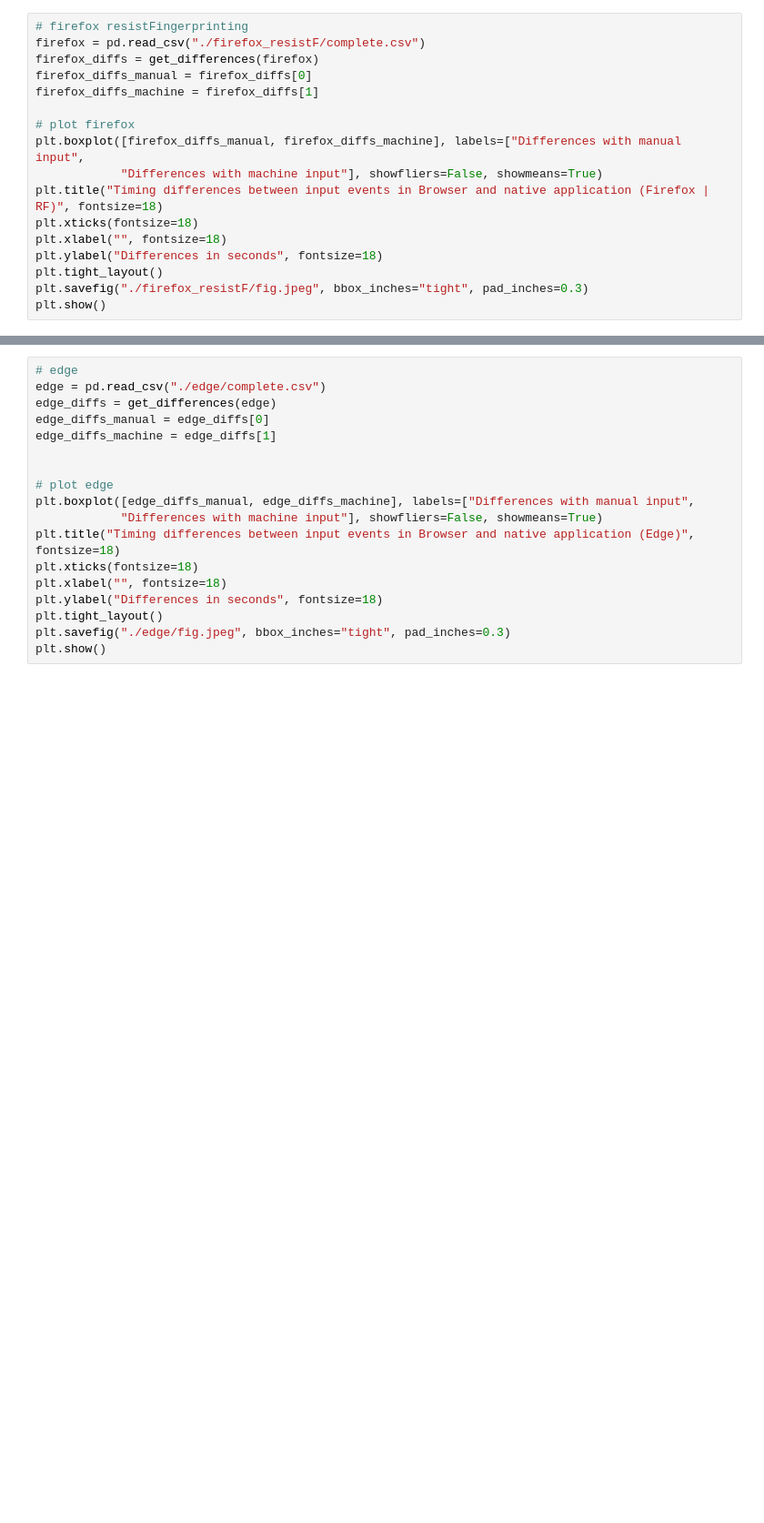
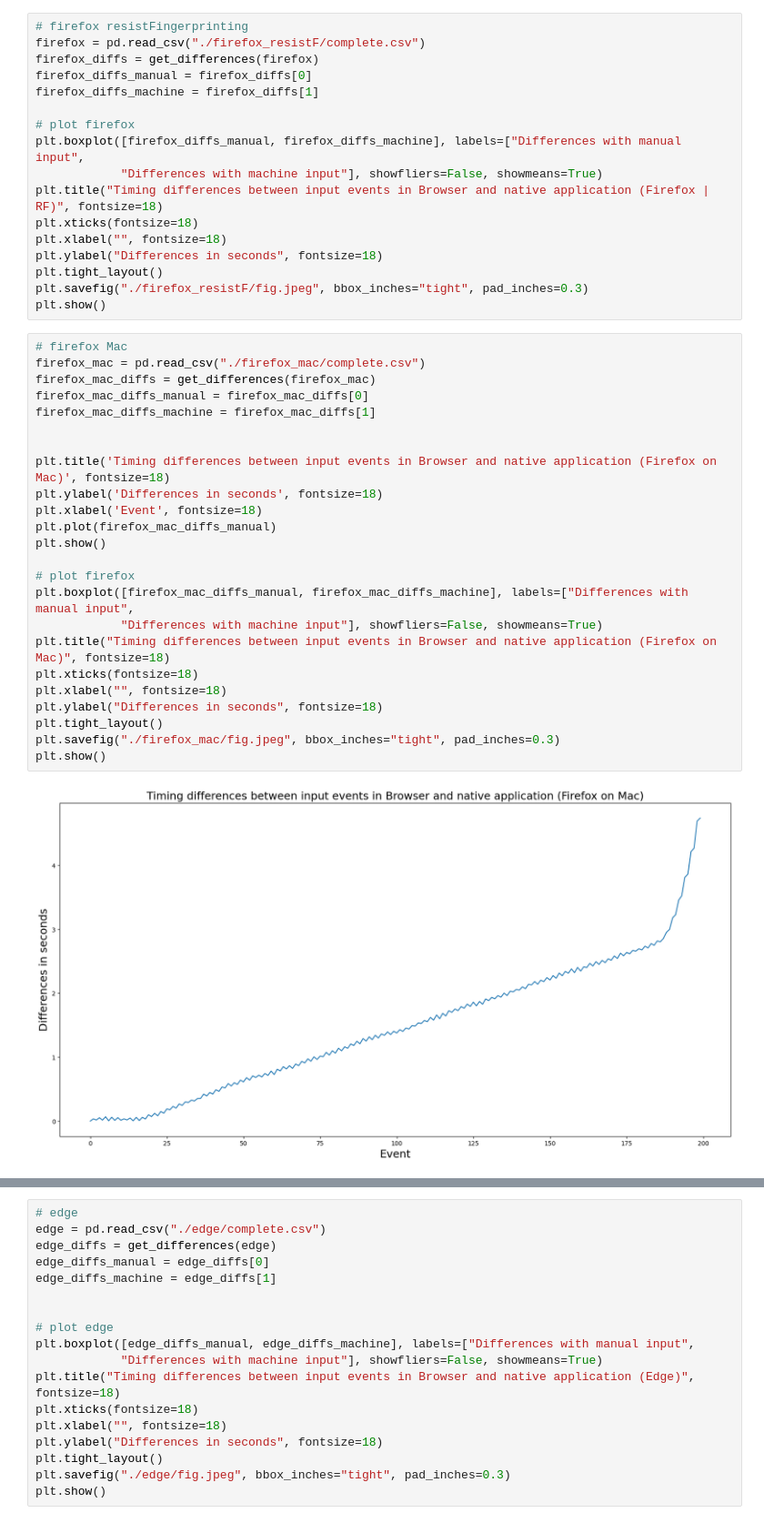
Before and after one commit to wutterfly/browser-timer-results, a Jupyter notebook: browser_extended/analysis.ipynb, the cells around one changed output, grey strips where cells are left out. Shown at 91% size. Saved outputs shown, nothing was run; the diff lists cells and outputs as text; blank space fills up the shorter version.

```diff
--- a/browser_extended/analysis.ipynb
+++ b/browser_extended/analysis.ipynb
@@ -49,3 +58,29 @@ plt.ylabel("Differences in seconds", fontsize=18)
 plt.tight_layout()
 plt.savefig("./firefox_resistF/fig.jpeg", bbox_inches="tight", pad_inches=0.3)
 plt.show()
+# %%
+# firefox Mac
+firefox_mac = pd.read_csv("./firefox_mac/complete.csv")
+firefox_mac_diffs = get_differences(firefox_mac)
+firefox_mac_diffs_manual = firefox_mac_diffs[0]
+firefox_mac_diffs_machine = firefox_mac_diffs[1]
+
+
+plt.title('Timing differences between input events in Browser and native application (Firefox on Mac)', fontsize=18)
+plt.ylabel('Differences in seconds', fontsize=18)
+plt.xlabel('Event', fontsize=18)
+plt.plot(firefox_mac_diffs_manual)
+plt.show()
+
+# plot firefox
+plt.boxplot([firefox_mac_diffs_manual, firefox_mac_diffs_machine], labels=["Differences with manual input",
+            "Differences with machine input"], showfliers=False, showmeans=True)
+plt.title("Timing differences between input events in Browser and native application (Firefox on Mac)", fontsize=18)
+plt.xticks(fontsize=18)
+plt.xlabel("", fontsize=18)
+plt.ylabel("Differences in seconds", fontsize=18)
+plt.tight_layout()
+plt.savefig("./firefox_mac/fig.jpeg", bbox_inches="tight", pad_inches=0.3)
+plt.show()
+# %% [output]
+[figure, added]
```
Also changed, not shown: parts of 2 cells of this notebook, 21 other files.
